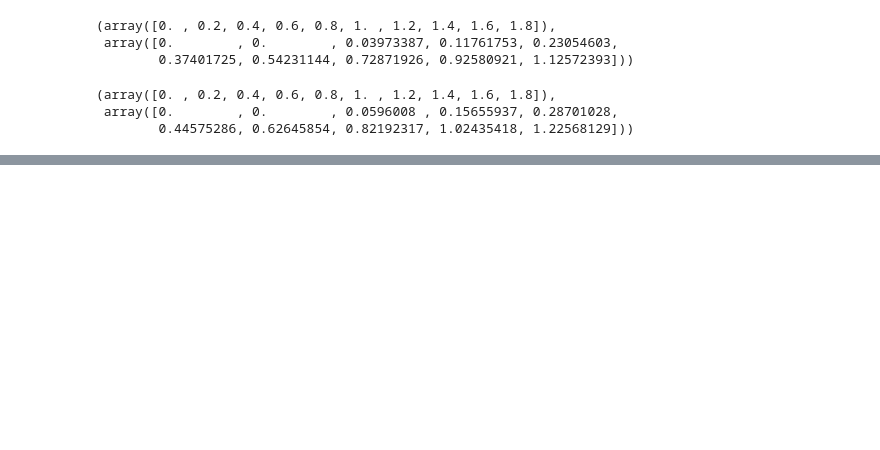
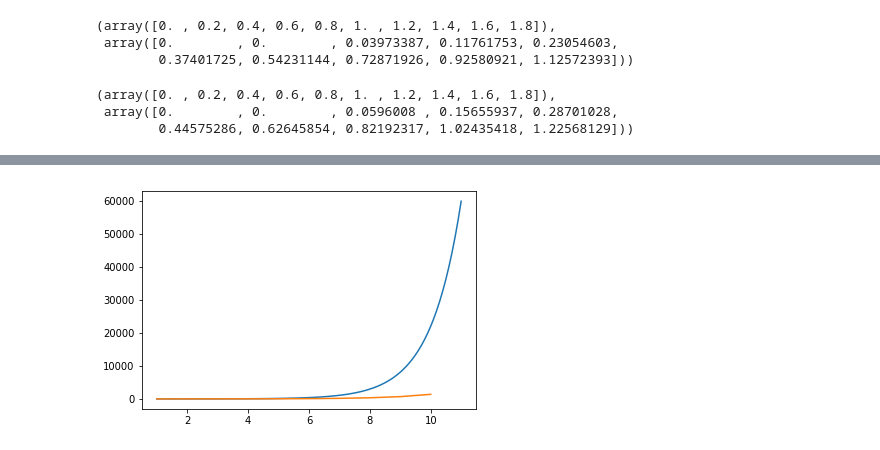
Before and after one commit to MEGIKS/DE_euler_method, a Jupyter notebook: visual.ipynb, the cells around one changed output, grey strips where cells are left out. Saved outputs shown, nothing was run; the diff lists cells and outputs as text; code cells hidden in the pictures; blank space fills up the shorter version.

```diff
--- a/visual.ipynb
+++ b/visual.ipynb
@@ -75,0 +117,4 @@ y = x + y       0.9379717293812379      0.37162338533781203     0.00498620177247
+# %%
+show(2)
+# %% [output]
+[figure, added]
```
Also changed, not shown: parts of 14 cells of this notebook, 7 other files.
